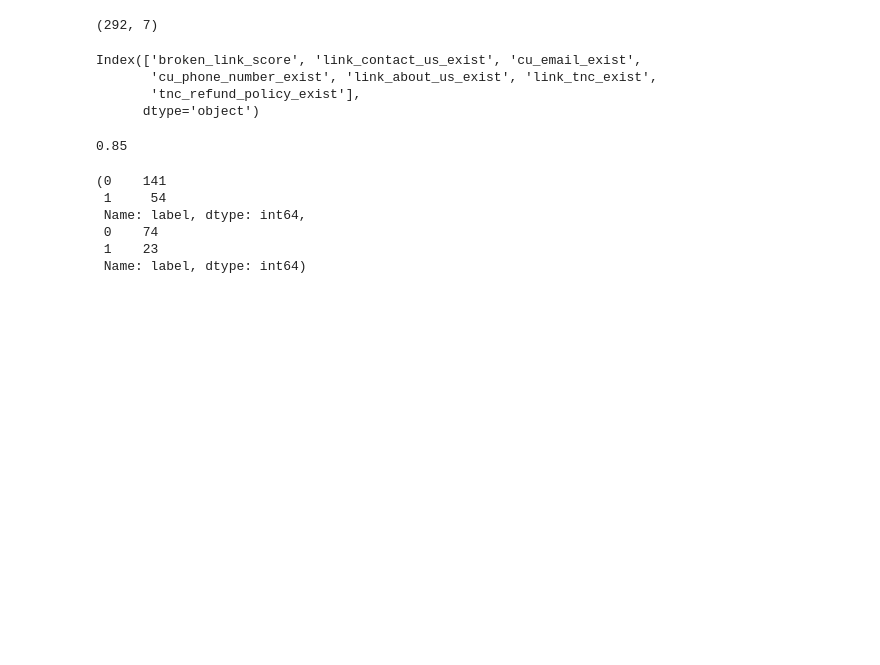
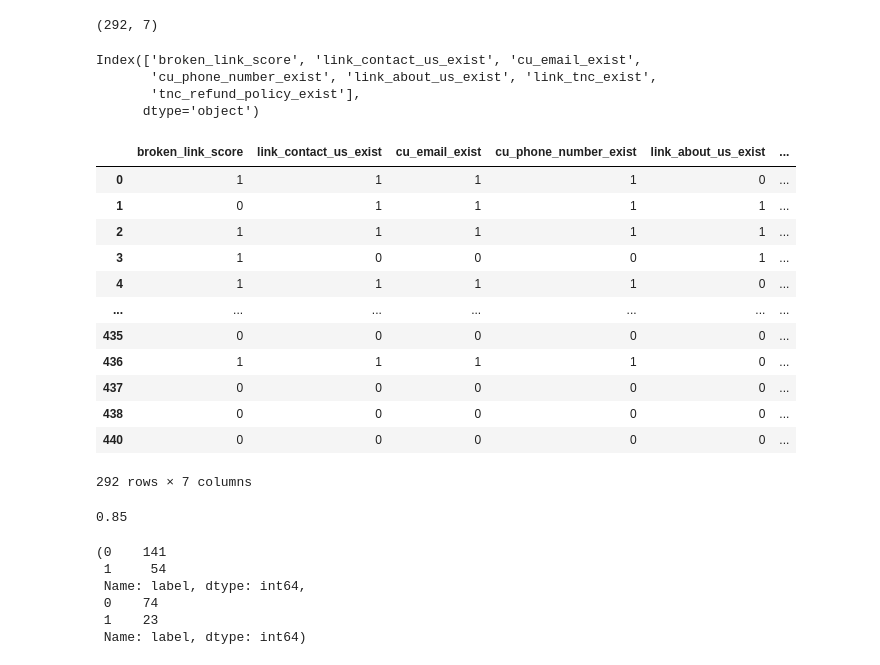
Before and after one commit to bahyhelmihp/web-crawler, a Jupyter notebook: api/datasets/Modelling-BernoulliNaiveBayes.ipynb, the cells around one changed output. Cells and saved outputs as stored; diff of their text form; code cells hidden in the pictures; blank space fills up the shorter version.

```diff
--- a/api/datasets/Modelling-BernoulliNaiveBayes.ipynb
+++ b/api/datasets/Modelling-BernoulliNaiveBayes.ipynb
@@ -84,6 +84,22 @@ Index(['broken_link_score', 'link_contact_us_exist', 'cu_email_exist',
        'cu_phone_number_exist', 'link_about_us_exist', 'link_tnc_exist',
        'tnc_refund_policy_exist'],
       dtype='object')
+# %%
+X
+# %% [output]
+|  | broken_link_score | link_contact_us_exist | cu_email_exist | cu_phone_number_exist | link_about_us_exist | ... |
+| 0 | 1 | 1 | 1 | 1 | 0 | ... |
+| 1 | 0 | 1 | 1 | 1 | 1 | ... |
+| 2 | 1 | 1 | 1 | 1 | 1 | ... |
+| 3 | 1 | 0 | 0 | 0 | 1 | ... |
+| 4 | 1 | 1 | 1 | 1 | 0 | ... |
+| ... | ... | ... | ... | ... | ... | ... |
+| 435 | 0 | 0 | 0 | 0 | 0 | ... |
+| 436 | 1 | 1 | 1 | 1 | 0 | ... |
+| 437 | 0 | 0 | 0 | 0 | 0 | ... |
+| 438 | 0 | 0 | 0 | 0 | 0 | ... |
+| 440 | 0 | 0 | 0 | 0 | 0 | ... |
+292 rows × 7 columns
 # %%
 X_train, X_test, y_train, y_test = train_test_split(X, y, test_size=0.33, random_state=42)
 # %%
```
Also changed, not shown: parts of 8 cells of this notebook, 2 other files.
